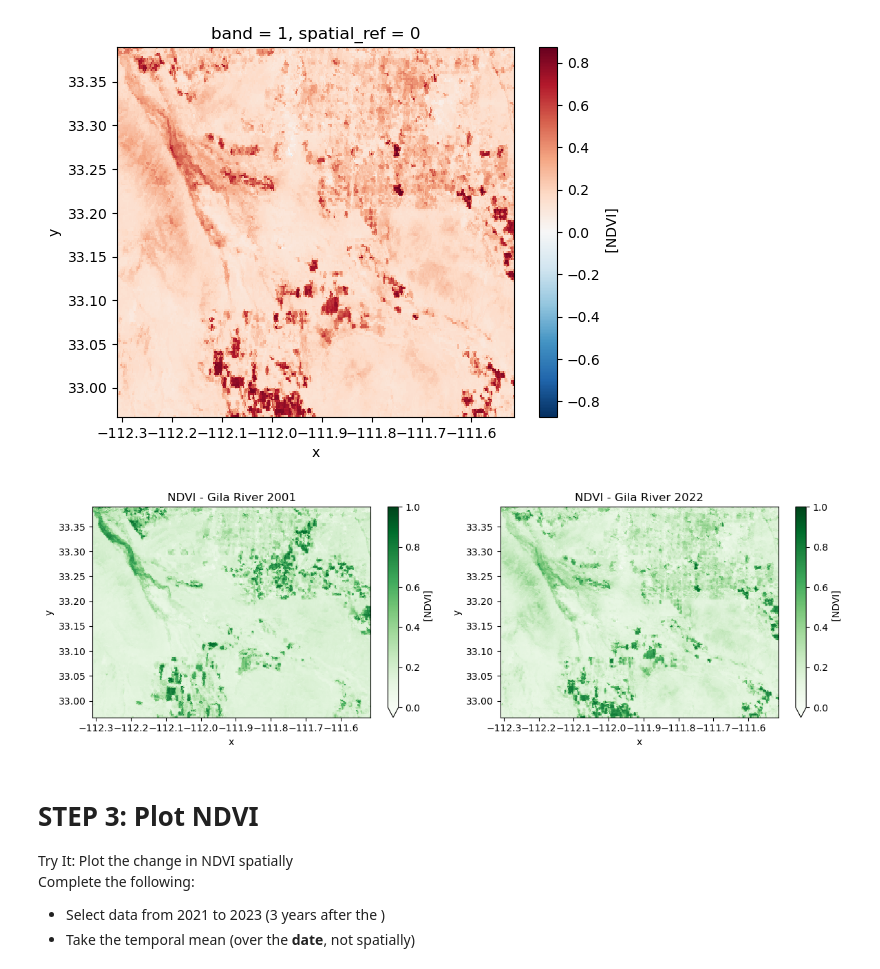
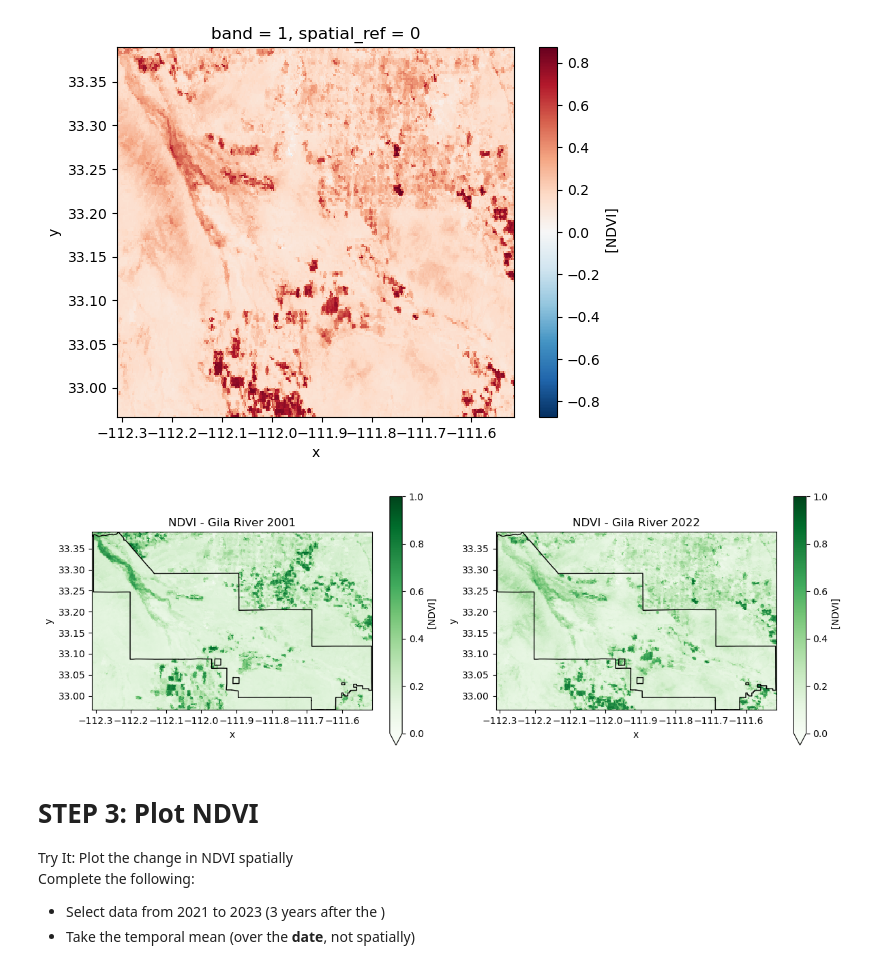
Before and after one commit to earthlab-education/04-vegetation-nkoppa, a Jupyter notebook: notebooks/vegetation-03-plot.ipynb, the cells around one changed output. Drawn from its saved outputs; the diff is of its cells as text; code cells hidden in the pictures.

Commit message:
completed the ndvi diff estimation and plot

```diff
--- a/notebooks/vegetation-03-plot.ipynb
+++ b/notebooks/vegetation-03-plot.ipynb
@@ -63,25 +66,27 @@ plot_last
 # %%
 
 # Load rasters
 plot_old = rxr.open_rasterio(ndvi_paths[0], mask_and_scale=True).squeeze()
 plot_last = rxr.open_rasterio(ndvi_paths[-1], mask_and_scale=True).squeeze()
 
 # Create side-by-side subplots
 fig, axes = plt.subplots(1, 2, figsize=(12, 4))
 
 
 # First plot
 plot_old.plot(ax=axes[0], cmap='Greens', vmin=0, vmax=1)
+boundary_gdf.plot(ax=axes[0], edgecolor='black', facecolor='none', linewidth=1)
 axes[0].set_title('NDVI - Gila River 2001')
 
 #  Second plot
 plot_last.plot(ax=axes[1], cmap='Greens', vmin=0, vmax=1)
+boundary_gdf.plot(ax=axes[1], edgecolor='black', facecolor='none', linewidth=1)
 axes[1].set_title('NDVI - Gila River 2022')
 
 plt.tight_layout()
 plt.show()
 # %% [output]
-[figure, old version]
+[figure, new version]
 # %% [markdown]
 # STEP 3: Plot NDVI
 
```
Also changed, not shown: parts of 7 cells of this notebook.
